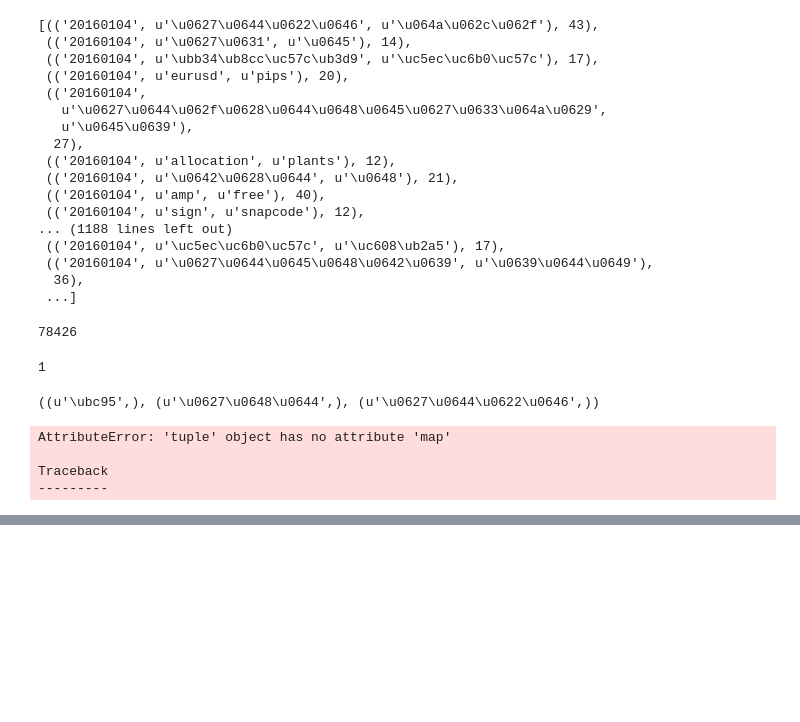
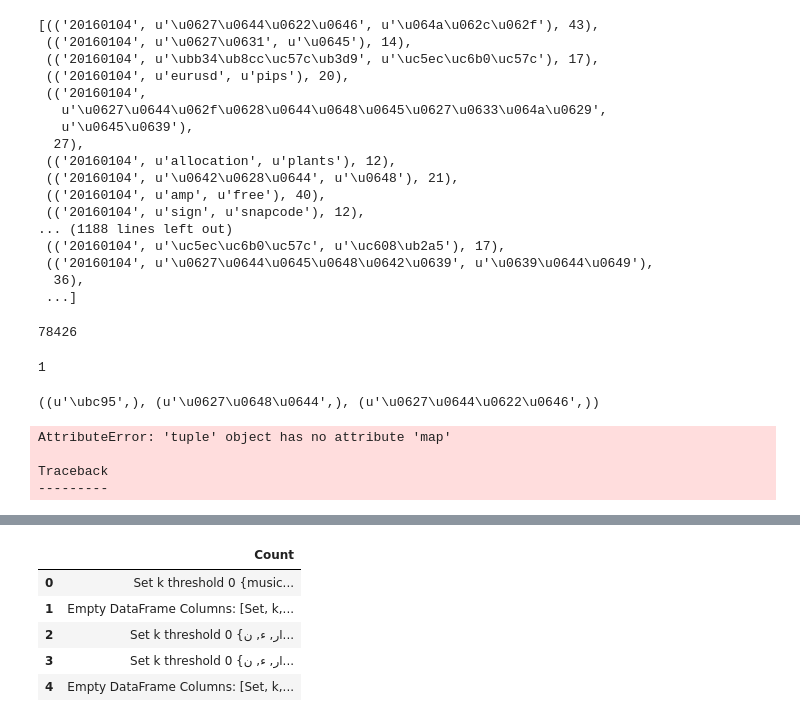
Before and after one commit to JamesPHoughton/homer, a Jupyter notebook: sandbox.ipynb, the cells around one changed output, grey strips where cells are left out. Cells and saved outputs as stored; diff of their text form; code cells hidden in the pictures; blank space fills up the shorter version.

```diff
--- a/sandbox.ipynb
+++ b/sandbox.ipynb
@@ -186,0 +213,10 @@ os.
+# %%
+c = dd.concat(clusters).to_frame()
+c.head()
+# %% [output]
+|  | Count |
+| 0 | Set k threshold 0 {music... |
+| 1 | Empty DataFrame Columns: [Set, k,... |
+| 2 | Set k threshold 0 {ار, ء, ن... |
+| 3 | Set k threshold 0 {ار, ء, ن... |
+| 4 | Empty DataFrame Columns: [Set, k,... |
```
Also changed, not shown: parts of 11 cells of this notebook, 3 other files.
